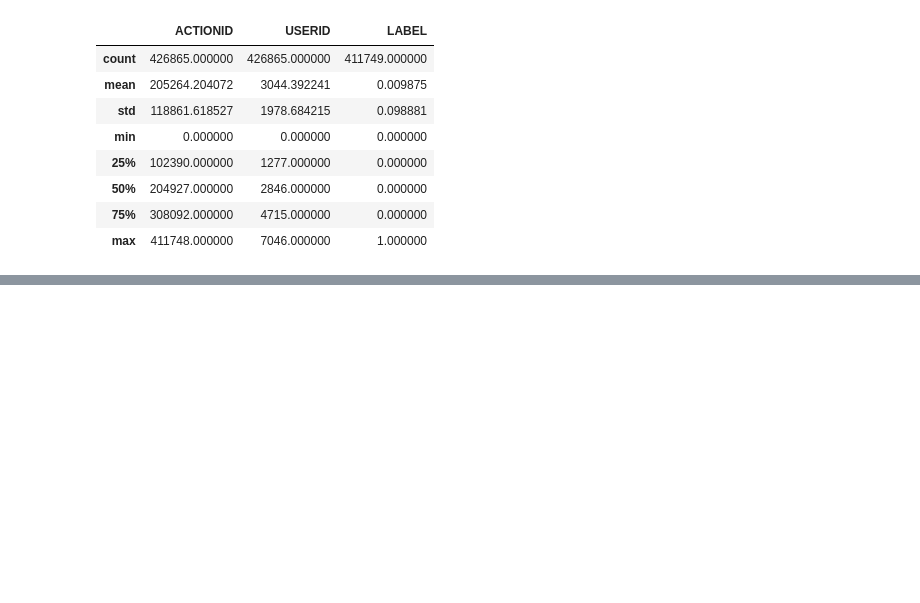
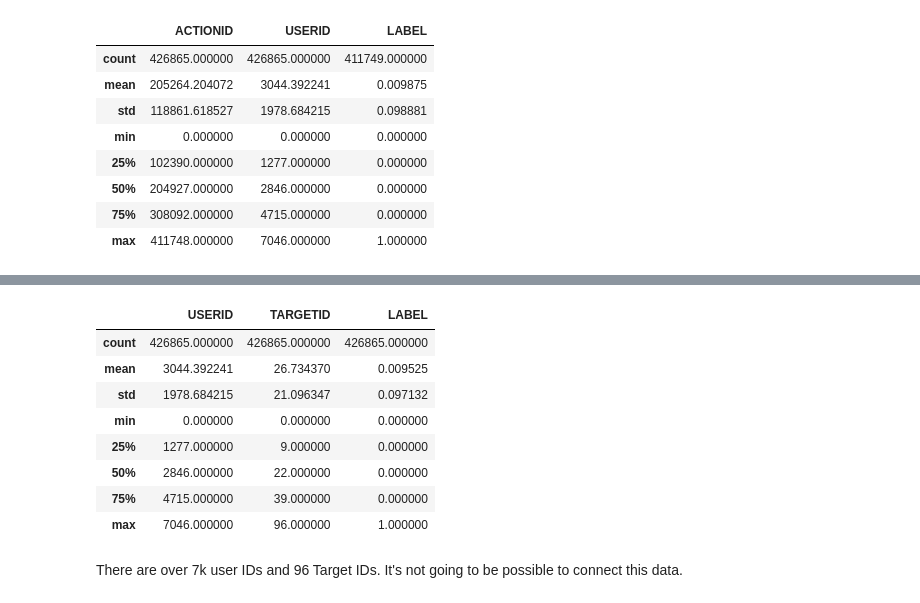
Before and after one commit to josh1den/DATA-620, a Jupyter notebook: PROJECTS/PROJECT_1.ipynb, the cells around one changed output, grey strips where cells are left out. Drawn from its saved outputs; the diff is of its cells as text; code cells hidden in the pictures; blank space fills up the shorter version.

```diff
--- a/PROJECTS/PROJECT_1.ipynb
+++ b/PROJECTS/PROJECT_1.ipynb
@@ -119,0 +141,5 @@ memory usage: 12.6 MB
+# %%
+df1 = pd.merge(actions, labels, how='left', on='ACTIONID')
+df1 = df1[['USERID','TARGETID','LABEL']]
+df1['LABEL'] = df1['LABEL'].astype('Int64').fillna(0)
+df1.head()
@@ -119,0 +153,14 @@ memory usage: 12.6 MB
+# %%
+df1.describe()
+# %% [output]
+|  | USERID | TARGETID | LABEL |
+| count | 426865.000000 | 426865.000000 | 426865.000000 |
+| mean | 3044.392241 | 26.734370 | 0.009525 |
+| std | 1978.684215 | 21.096347 | 0.097132 |
+| min | 0.000000 | 0.000000 | 0.000000 |
+| 25% | 1277.000000 | 9.000000 | 0.000000 |
+| 50% | 2846.000000 | 22.000000 | 0.000000 |
+| 75% | 4715.000000 | 39.000000 | 0.000000 |
+| max | 7046.000000 | 96.000000 | 1.000000 |
+# %% [markdown]
+There are over 7k user IDs and 96 Target IDs. It's not going to be possible to connect this data.
```
Also changed, not shown: parts of 19 cells of this notebook, 9 other files.
